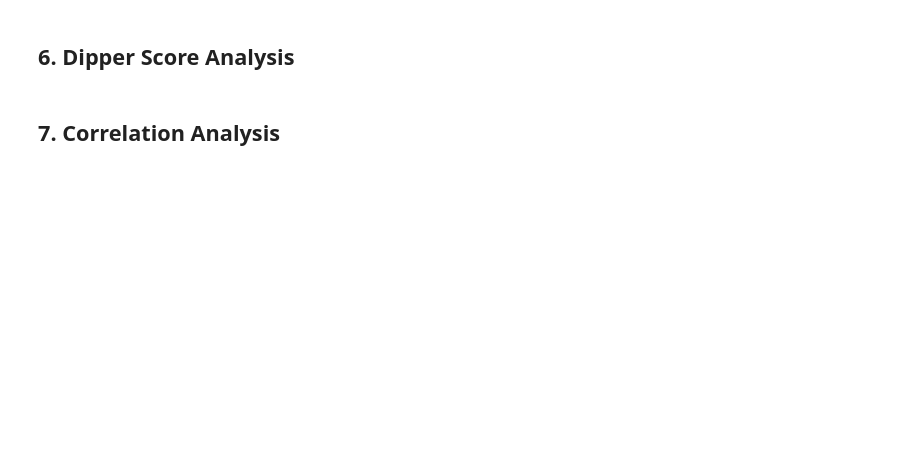
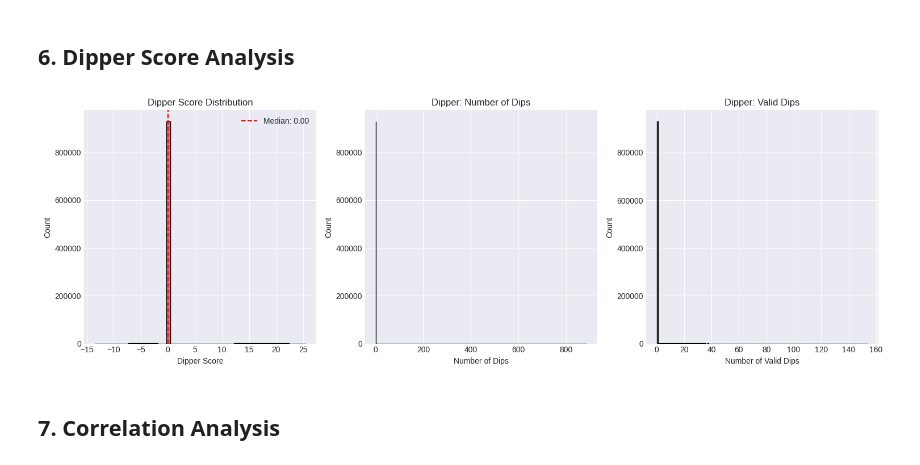
Before and after one commit to calderlen/malca, a Jupyter notebook: malca/notebooks/eda_events_results.ipynb, the cells around one changed output. Drawn from its saved outputs; the diff is of its cells as text; code cells hidden in the pictures; blank space fills up the shorter version.

```diff
--- a/malca/notebooks/eda_events_results.ipynb
+++ b/malca/notebooks/eda_events_results.ipynb
@@ -15,6 +15,12 @@ sns.set_palette('husl')
 # %% [markdown]
 ## 1. Load Data
 # %%
-df = pd.read_csv('/Users/calder/code/malca/output/lc_events_results_12_12.5.csv')
+import os
+osname = os.name
+if osname == "Linux":
+    df = pd.read_csv('/home/calder/code/malca/output/lc_events_results_12_12.5.csv')
+elif osname == "Darwin":  # macOS
+    df = pd.read_csv('/Users/calder/code/malca/output/lc_events_results_12_12.5.csv')
+
 print(f"Loaded {len(df)} light curves")
 df.head()
@@ -157,27 +216,28 @@ plt.show()
 # %% [markdown]
 ## 6. Dipper Score Analysis
 # %%
+import numpy as np
 fig, axes = plt.subplots(1, 3, figsize=(15, 5))
-
-axes[0].hist(df['dipper_score'], bins=50, edgecolor='black')
+# Filter out -inf, inf, and NaN values
+clean_score = df['dipper_score'][np.isfinite(df['dipper_score'])]
+axes[0].hist(clean_score, bins=50, edgecolor='black')
 axes[0].set_xlabel('Dipper Score')
 axes[0].set_ylabel('Count')
 axes[0].set_title('Dipper Score Distribution')
-axes[0].axvline(df['dipper_score'].median(), color='red', linestyle='--', label=f'Median: {df["dipper_score"].median():.2f}')
+axes[0].axvline(clean_score.median(), color='red', linestyle='--', label=f'Median: {clean_score.median():.2f}')
 axes[0].legend()
-
 axes[1].hist(df['dipper_n_dips'], bins=range(0, int(df['dipper_n_dips'].max())+2), edgecolor='black')
 axes[1].set_xlabel('Number of Dips')
 axes[1].set_ylabel('Count')
 axes[1].set_title('Dipper: Number of Dips')
-
 axes[2].hist(df['dipper_n_valid_dips'], bins=range(0, int(df['dipper_n_valid_dips'].max())+2), edgecolor='black')
 axes[2].set_xlabel('Number of Valid Dips')
 axes[2].set_ylabel('Count')
 axes[2].set_title('Dipper: Valid Dips')
-
 plt.tight_layout()
 plt.show()
+# %% [output]
+[figure, added]
 # %% [markdown]
 ## 7. Correlation Analysis
 # %%
```
Also changed, not shown: parts of 16 cells of this notebook, 3 other files.
